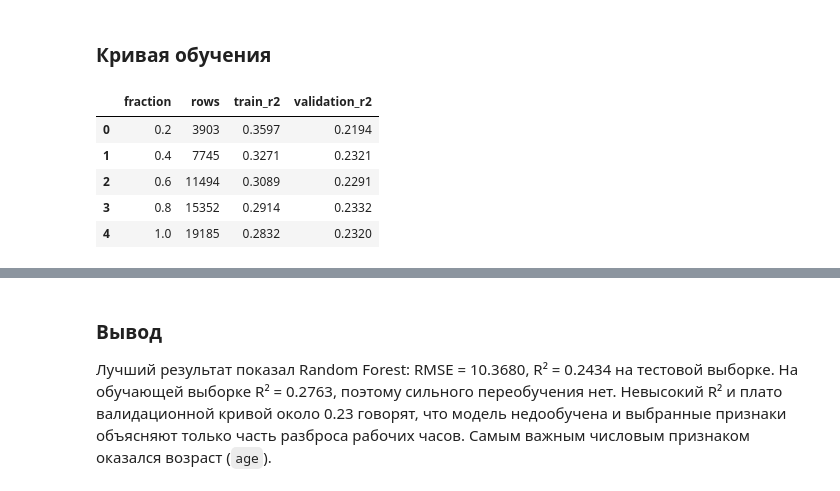
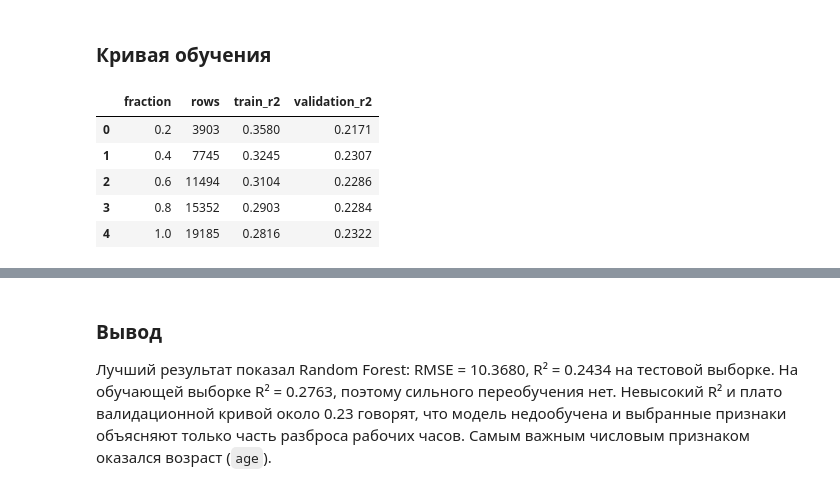
Before and after one commit to cndfdv/pfur-coursework, a Jupyter notebook: hadoop/lab_5/main.ipynb, the cells around one changed output, grey strips where cells are left out. Saved outputs shown, nothing was run; the diff lists cells and outputs as text; code cells hidden in the pictures.

```diff
--- a/hadoop/lab_5/main.ipynb
+++ b/hadoop/lab_5/main.ipynb
@@ -355,44 +355,48 @@ plt.show()
 # %% [markdown]
 ### Кривая обучения
 # %%
-curve_train, curve_validation = train_data.randomSplit([0.8, 0.2], seed=42)
-curve_train = curve_train.cache()
-curve_validation = curve_validation.cache()
+curve_train_raw, curve_validation_raw = train_raw.randomSplit([0.8, 0.2], seed=42)
+curve_train_raw = curve_train_raw.cache()
+curve_validation_raw = curve_validation_raw.cache()
 
 fractions = [0.2, 0.4, 0.6, 0.8, 1.0]
 learning_rows = []
 
 for fraction in fractions:
-    subset = curve_train.sample(
+    subset_raw = curve_train_raw.sample(
         withReplacement=False,
         fraction=fraction,
         seed=42,
     ).cache()
-    subset_count = subset.count()
+    subset_count = subset_raw.count()
 
+    curve_feature_model = feature_pipeline.fit(subset_raw)
+    subset = curve_feature_model.transform(subset_raw).cache()
+    curve_validation = curve_feature_model.transform(curve_validation_raw)
     curve_model = estimators[best_tree_name].copy({}).fit(subset)
     train_r2 = r2_evaluator.evaluate(curve_model.transform(subset))
     validation_r2 = r2_evaluator.evaluate(curve_model.transform(curve_validation))
 
     learning_rows.append(
         {
             "fraction": fraction,
             "rows": subset_count,
             "train_r2": train_r2,
             "validation_r2": validation_r2,
         }
     )
     subset.unpersist()
+    subset_raw.unpersist()
 
 learning_pdf = pd.DataFrame(learning_rows)
 learning_pdf.round(4)
 # %% [output]
 |  | fraction | rows | train_r2 | validation_r2 |
-| 0 | 0.2 | 3903 | 0.3597 | 0.2194 |
-| 1 | 0.4 | 7745 | 0.3271 | 0.2321 |
-| 2 | 0.6 | 11494 | 0.3089 | 0.2291 |
-| 3 | 0.8 | 15352 | 0.2914 | 0.2332 |
-| 4 | 1.0 | 19185 | 0.2832 | 0.2320 |
+| 0 | 0.2 | 3903 | 0.3580 | 0.2171 |
+| 1 | 0.4 | 7745 | 0.3245 | 0.2307 |
+| 2 | 0.6 | 11494 | 0.3104 | 0.2286 |
+| 3 | 0.8 | 15352 | 0.2903 | 0.2284 |
+| 4 | 1.0 | 19185 | 0.2816 | 0.2322 |
 # %%
 plt.figure(figsize=(8, 4))
 plt.plot(learning_pdf["rows"], learning_pdf["train_r2"], marker="o", label="train")
```
Also changed, not shown: parts of 2 cells of this notebook.
